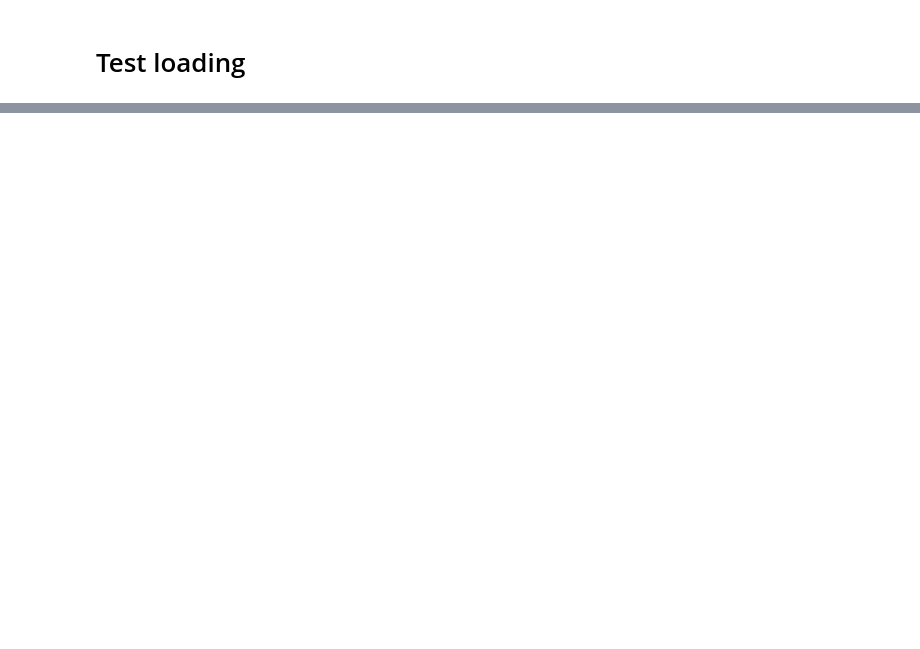
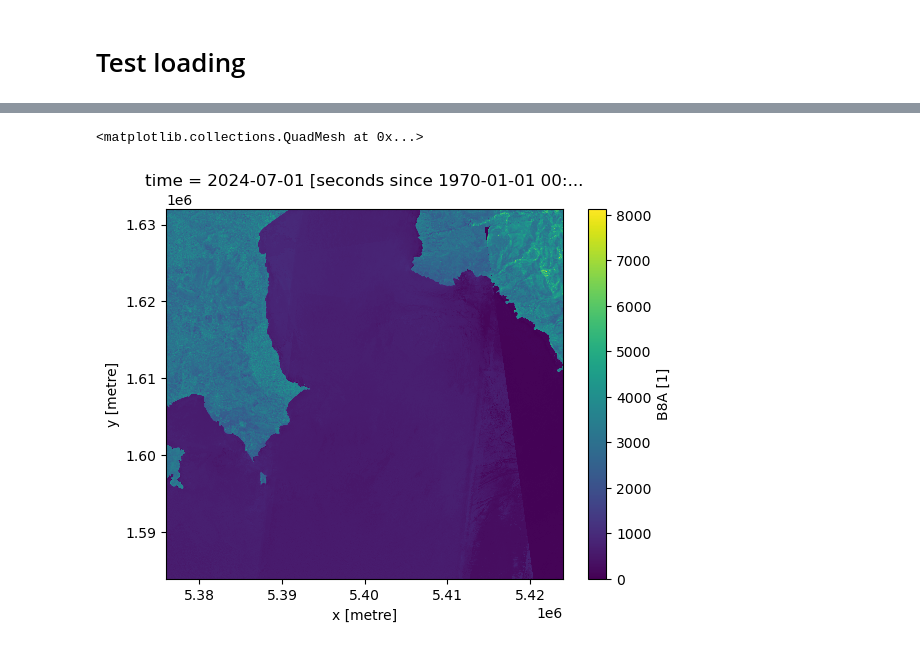
Before and after one commit to fotakide/drought, a Jupyter notebook: notebooks/debug_composite.ipynb, the cells around one changed output, grey strips where cells are left out. Drawn from its saved outputs; the diff is of its cells as text; code cells hidden in the pictures; blank space fills up the shorter version.

```diff
--- a/notebooks/debug_composite.ipynb
+++ b/notebooks/debug_composite.ipynb
@@ -451,6 +463,11 @@ Data variables:
 Attributes:
     crs:           EPSG:3035
     grid_mapping:  spatial_ref
+# %%
+new_ds.B8A.plot()
+# %% [output]
+<matplotlib.collections.QuadMesh at 0x...>
+[figure, added]
 # %%
 new_ds.ndvi.plot(vmin=-1000)
 # %% [output]
```
Also changed, not shown: parts of 11 cells of this notebook, 4 other files.
